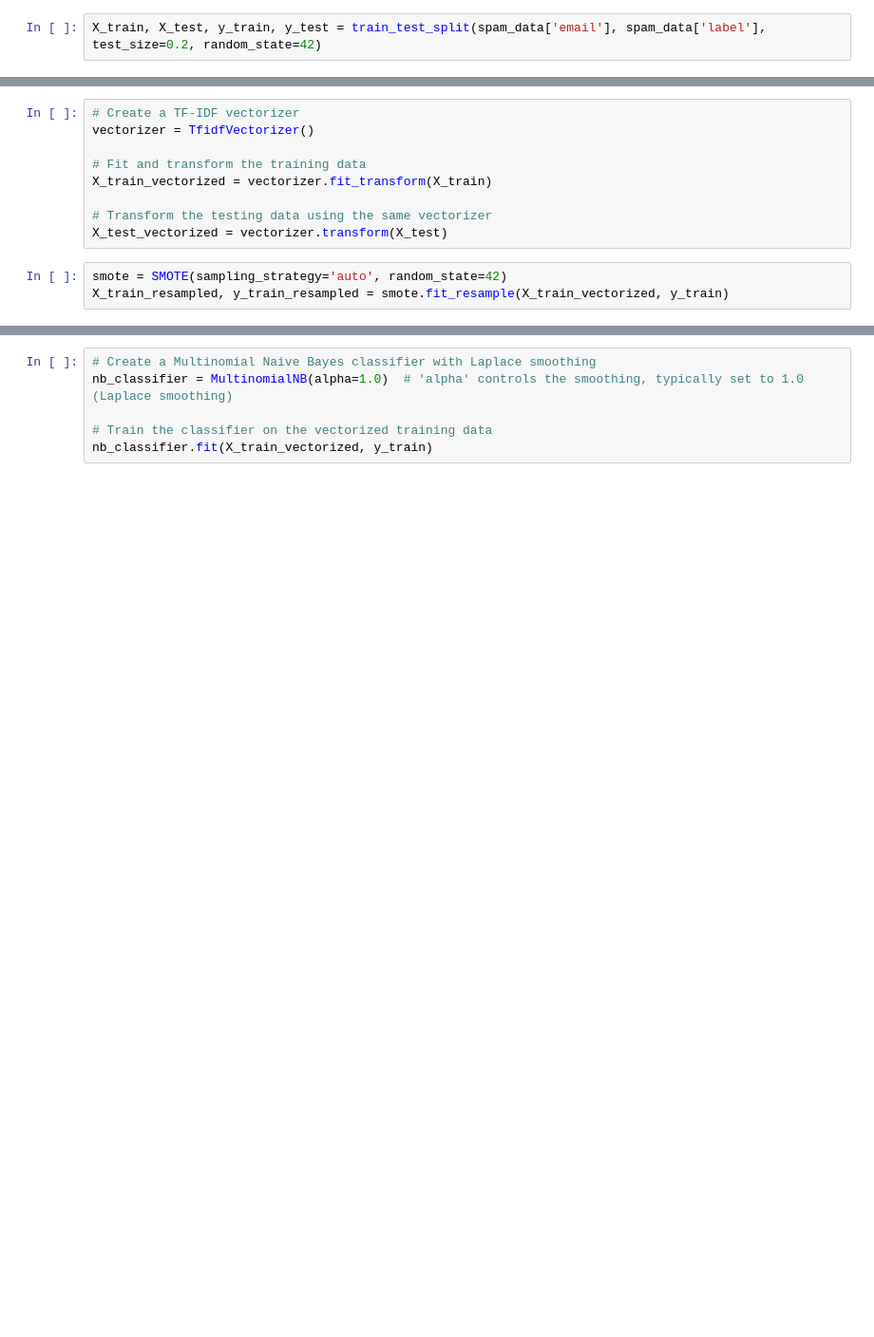
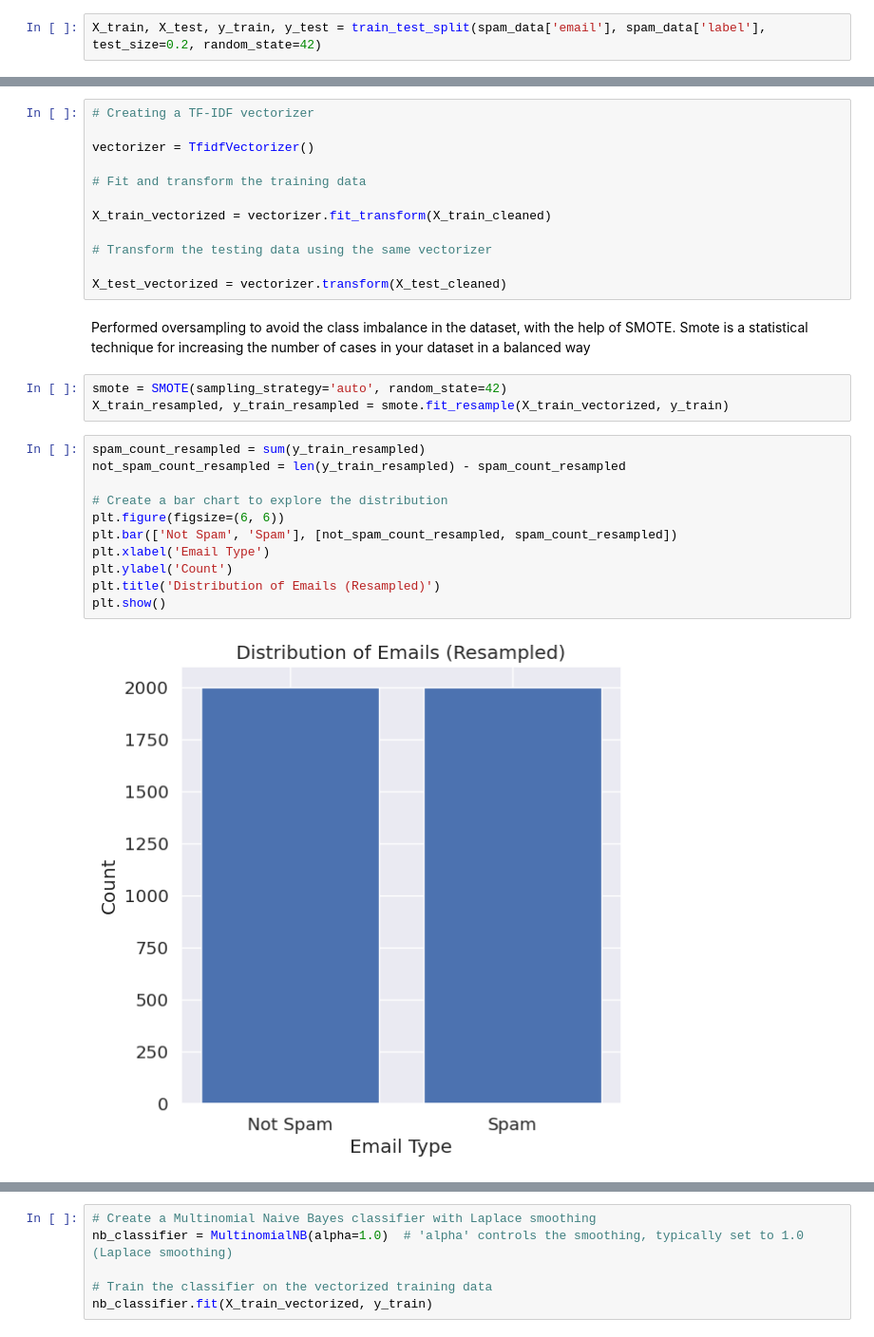
Before and after one commit to badrinarayanan02/machine_learning, a Jupyter notebook: 2348507_lab8.ipynb, the cells around one changed output, grey strips where cells are left out. Shown: that part at 95% size. Saved outputs shown, nothing was run; the diff lists cells and outputs as text; blank space fills up the shorter version.

Commit message:
Model to predict the email message as spam or not spam using naive bayes algorithm

```diff
--- a/2348507_lab8.ipynb
+++ b/2348507_lab8.ipynb
@@ -105,12 +112,30 @@ X_test_cleaned = X_test.apply(clean_text)
 # %%
-# Create a TF-IDF vectorizer
+# Creating a TF-IDF vectorizer
+
 vectorizer = TfidfVectorizer()
 
 # Fit and transform the training data
-X_train_vectorized = vectorizer.fit_transform(X_train)
+
+X_train_vectorized = vectorizer.fit_transform(X_train_cleaned)
 
 # Transform the testing data using the same vectorizer
-X_test_vectorized = vectorizer.transform(X_test)
+
+X_test_vectorized = vectorizer.transform(X_test_cleaned)
+# %% [markdown]
+Performed oversampling to avoid the class imbalance in the dataset, with the help of SMOTE. Smote is a statistical technique for increasing the number of cases in your dataset in a balanced way
 # %%
 smote = SMOTE(sampling_strategy='auto', random_state=42)
 X_train_resampled, y_train_resampled = smote.fit_resample(X_train_vectorized, y_train)
+# %%
+spam_count_resampled = sum(y_train_resampled)
+not_spam_count_resampled = len(y_train_resampled) - spam_count_resampled
+
+# Create a bar chart to explore the distribution
+plt.figure(figsize=(6, 6))
+plt.bar(['Not Spam', 'Spam'], [not_spam_count_resampled, spam_count_resampled])
+plt.xlabel('Email Type')
+plt.ylabel('Count')
+plt.title('Distribution of Emails (Resampled)')
+plt.show()
+# %% [output]
+[figure, added]
```
Also changed, not shown: parts of 25 cells of this notebook.
